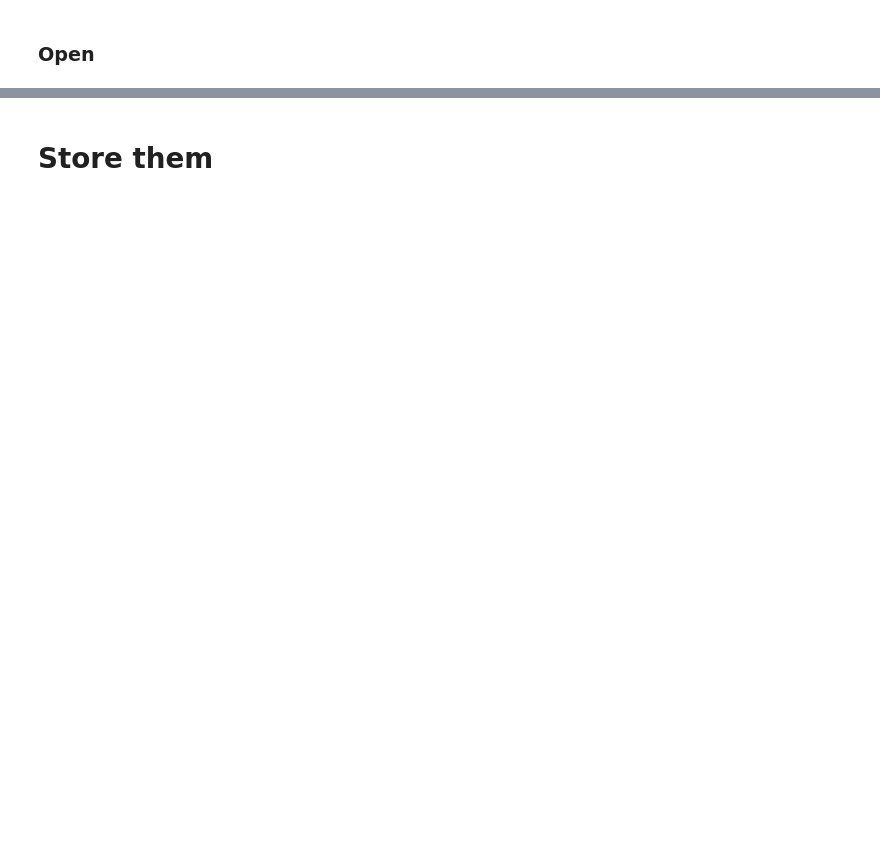
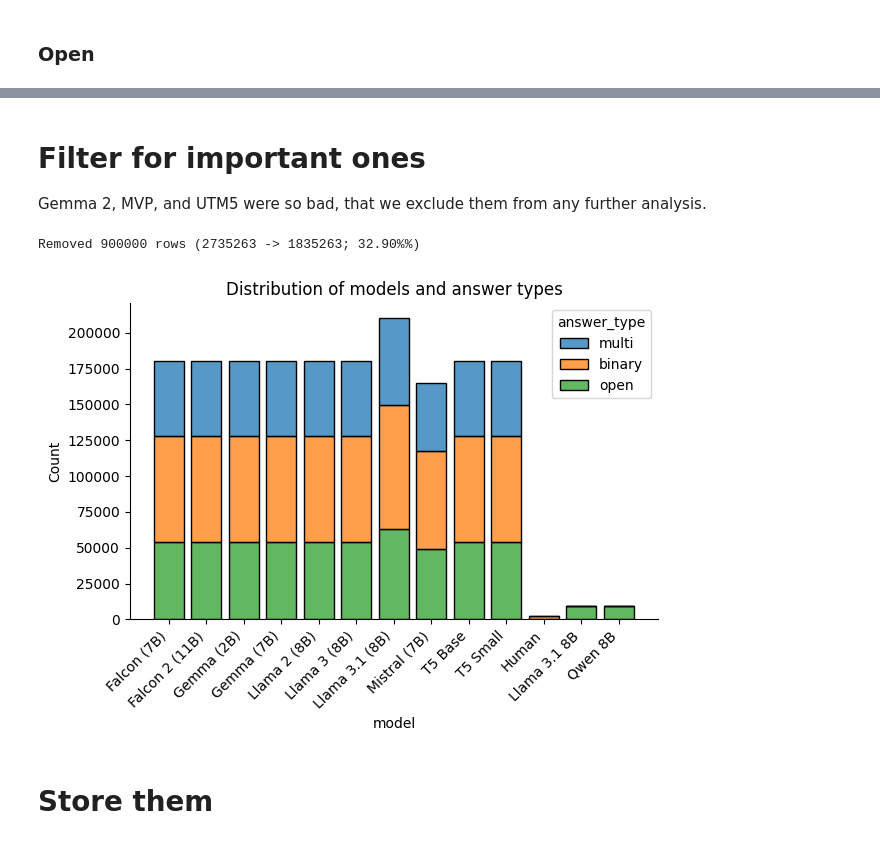
Before and after one commit to felixdivo/quants-eval, a Jupyter notebook: eval-all/consolidate_data.ipynb, the cells around one changed output, grey strips where cells are left out. Cells and saved outputs as stored; diff of their text form; code cells hidden in the pictures; blank space fills up the shorter version.

```diff
--- a/eval-all/consolidate_data.ipynb
+++ b/eval-all/consolidate_data.ipynb
@@ -351,3 +666,36 @@ joined[joined["answer_type"] == "open"]["prediction_text"].value_counts(dropna=F
+# %% [markdown]
+# Filter for important ones
+
+Gemma 2, MVP, and UTM5 were so bad, that we exclude them from any further analysis.
+# %%
+# Gemma 2, MVP, and UTM5 were so bad, that we exclude them from any further analysis.
+size_before = len(joined)
+joined = joined[
+    ~joined["model"].isin(
+        ["Gemma 2 (2B)", "Gemma 2 (9B)", "MVP", "UMT5 Small", "UMT5 Base"]
+    )
+]
+print(
+    f"Removed {size_before - len(joined)} rows ({size_before} -> {len(joined)}; {(size_before - len(joined)) / size_before:.2%}%)"
+)
+# %% [output]
+Removed 900000 rows (2735263 -> 1835263; 32.90%%)
+# %%
+# Show a histogram over models
+ax = sns.histplot(
+    data=joined,
+    x="model",
+    hue="answer_type",
+    multiple="stack",
+    shrink=0.8,
+)
+ax.set_xticklabels(ax.get_xticklabels(), rotation=45, ha="right")
+ax.set(title="Distribution of models and answer types")
+sns.despine()
+plt.tight_layout()
+plt.show()
+# %% [output]
+[figure, added]
 # %% [markdown]
 # Store them
 # %%
```
Also changed, not shown: parts of 30 cells of this notebook, 1 other file.
